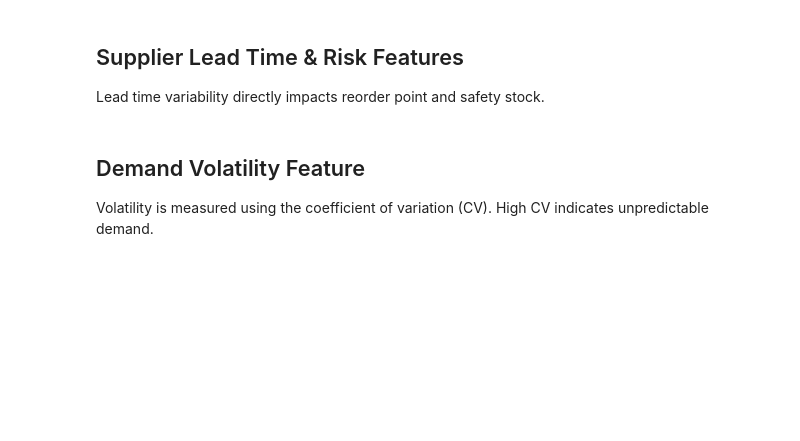
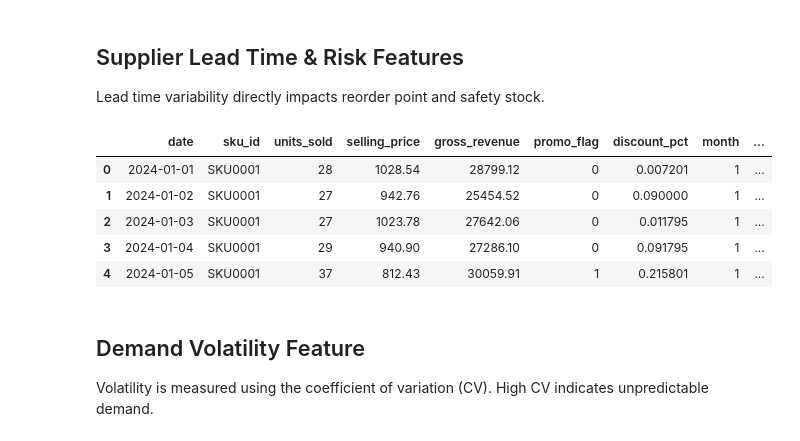
Before and after one commit to pankrulez/NovaCart-Inventory-Optimization, a Jupyter notebook: notebooks/04_feature_engineering.ipynb, the cells around one changed output. Drawn from its saved outputs; the diff is of its cells as text; code cells hidden in the pictures; blank space fills up the shorter version.

```diff
--- a/notebooks/04_feature_engineering.ipynb
+++ b/notebooks/04_feature_engineering.ipynb
@@ -14,8 +19,7 @@ pd.set_option("display.max_columns", None)
 # %%
-sales_df = pd.read_csv("data/processed/sales_clean.csv")
-inventory_df = pd.read_csv("data/processed/inventory_clean.csv")
-products_df = pd.read_csv("data/processed/products_clean.csv")
-suppliers_df = pd.read_csv("data/processed/suppliers_clean.csv")
+# Load processed data
+from src.utils import load_processed_data
 
-sales_df["date"] = pd.to_datetime(sales_df["date"])
-inventory_df["snapshot_date"] = pd.to_datetime(inventory_df["snapshot_date"])
+sales_df, inventory_df, products_df, suppliers_df = load_processed_data()
+
+print("Processed data loaded successfully")
@@ -106,5 +122,14 @@ df["is_summer_season"] = df["month"].isin(summer_months)
 ## Supplier Lead Time & Risk Features
 
 Lead time variability directly impacts reorder point and safety stock.
+# %%
+df.head()
+# %% [output]
+|  | date | sku_id | units_sold | selling_price | gross_revenue | promo_flag | discount_pct | month | ... |
+| 0 | 2024-01-01 | SKU0001 | 28 | 1028.54 | 28799.12 | 0 | 0.007201 | 1 | ... |
+| 1 | 2024-01-02 | SKU0001 | 27 | 942.76 | 25454.52 | 0 | 0.090000 | 1 | ... |
+| 2 | 2024-01-03 | SKU0001 | 27 | 1023.78 | 27642.06 | 0 | 0.011795 | 1 | ... |
+| 3 | 2024-01-04 | SKU0001 | 29 | 940.90 | 27286.10 | 0 | 0.091795 | 1 | ... |
+| 4 | 2024-01-05 | SKU0001 | 37 | 812.43 | 30059.91 | 1 | 0.215801 | 1 | ... |
 # %%
 # Lead time is already present; create variability proxy
```
Also changed, not shown: parts of 7 cells of this notebook, 26 other files.
